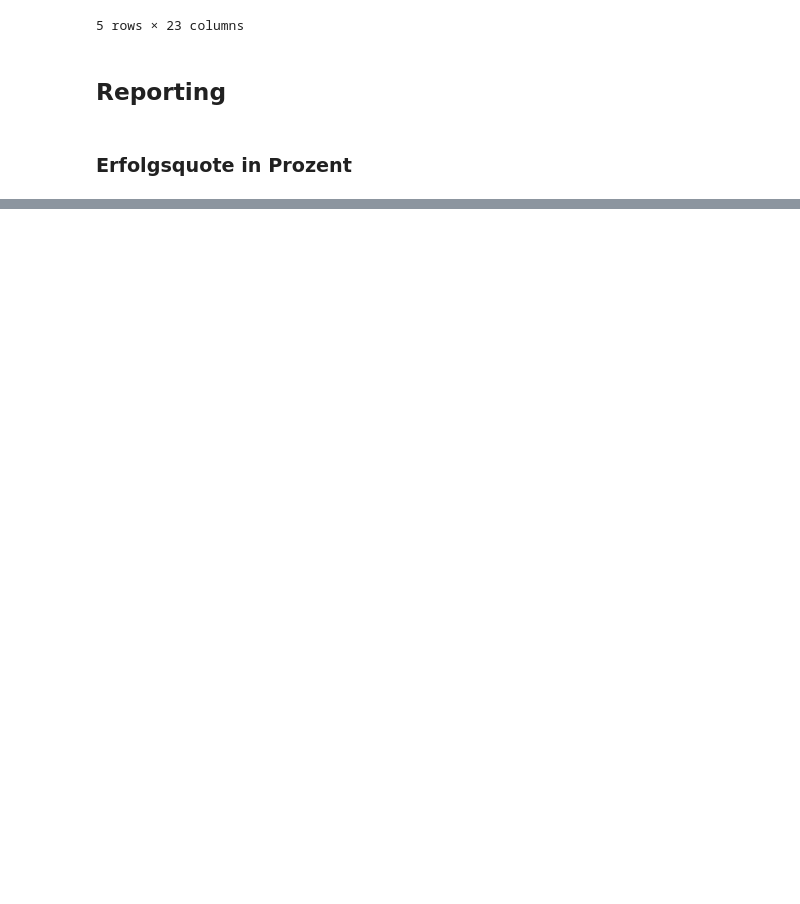
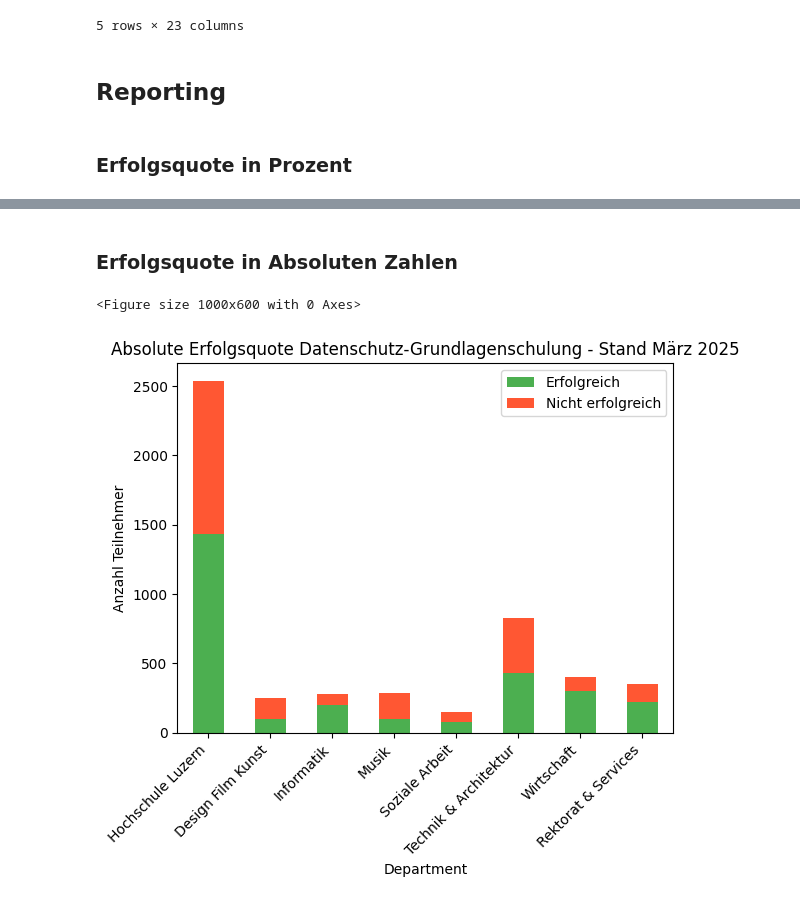
Before and after one commit to ruben-antenen/bina, a Jupyter notebook: MY PROJECTS/DSGS-Reporting.ipynb, the cells around one changed output, grey strips where cells are left out. Drawn from its saved outputs; the diff is of its cells as text; code cells hidden in the pictures; blank space fills up the shorter version.

```diff
--- a/MY PROJECTS/DSGS-Reporting.ipynb
+++ b/MY PROJECTS/DSGS-Reporting.ipynb
@@ -135,0 +147,25 @@ plt.show()
+# %% [markdown]
+### Erfolgsquote in Absoluten Zahlen
+# %%
+# Erfolgreiche und nicht erfolgreiche Teilnehmer pro Department berechnen
+erfolgs_statistik = dsgs_df_combined.groupby("department", observed=False)["Erfolg"].agg(
+    erfolgreich="sum", gesamt="count"
+)
+erfolgs_statistik["nicht_erfolgreich"] = erfolgs_statistik["gesamt"] - erfolgs_statistik["erfolgreich"]
+erfolgs_statistik = erfolgs_statistik.drop(columns=["gesamt"])  # "gesamt" wird nicht mehr benötigt
+
+# Sortierung gemäß der vorher festgelegten Reihenfolge
+erfolgs_statistik = erfolgs_statistik.loc[departments_sorted]
+
+# Balkendiagramm erstellen
+plt.figure(figsize=(10, 6))
+erfolgs_statistik.plot(kind="bar", stacked=True, color=["#4CAF50", "#FF5733"])  # Grün = Erfolgreich, Rot = Nicht erfolgreich
+plt.xlabel("Department")
+plt.ylabel("Anzahl Teilnehmer")
+plt.title("Absolute Erfolgsquote Datenschutz-Grundlagenschulung - Stand " + month)
+plt.legend(["Erfolgreich", "Nicht erfolgreich"])
+plt.xticks(rotation=45, ha="right")  # X-Achsen-Beschriftung leicht kippen für bessere Lesbarkeit
+plt.show()
+# %% [output]
+<Figure size 1000x600 with 0 Axes>
+[figure, added]
```
Also changed, not shown: parts of 2 cells of this notebook.
